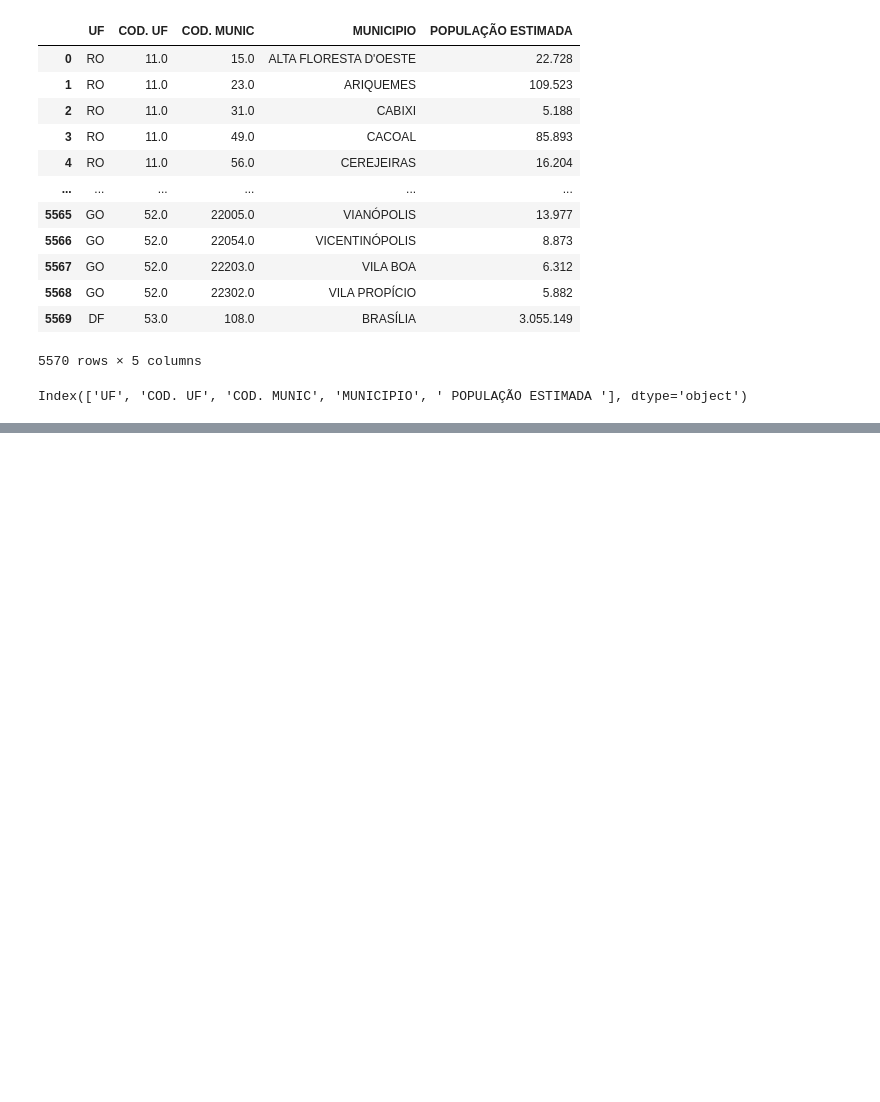
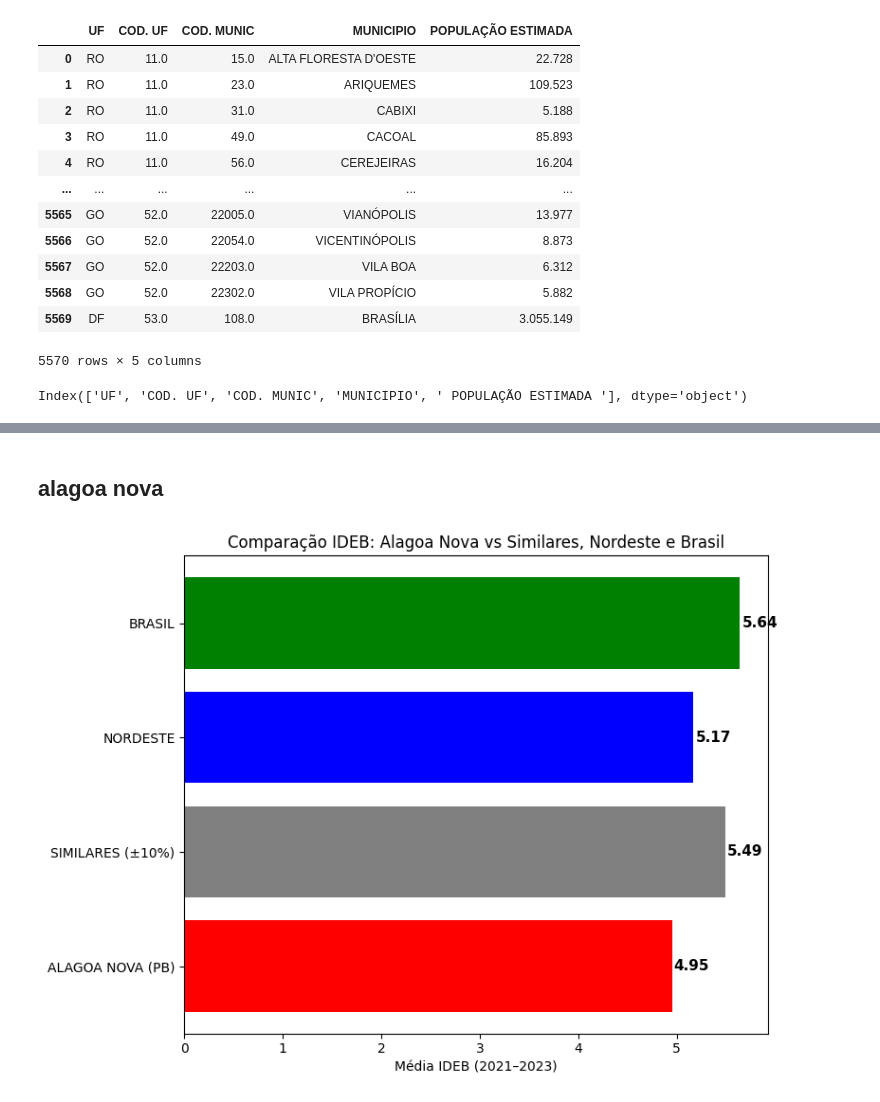
Before and after one commit to antonio-arthur/Instituto-alpargatas-Analise-de-dados-, a Jupyter notebook: indicadores.ipynb, the cells around one changed output, grey strips where cells are left out. Cells and saved outputs as stored; diff of their text form; code cells hidden in the pictures; blank space fills up the shorter version.

```diff
--- a/indicadores.ipynb
+++ b/indicadores.ipynb
@@ -145,9 +160,15 @@ pop.columns
 # %% [output]
 Index(['UF', 'COD. UF', 'COD. MUNIC', 'MUNICIPIO', ' POPULAÇÃO ESTIMADA '], dtype='object')
 # %%
-df_final = pd.merge(
+df = pd.merge(
     ideb,
     pop.rename(columns={" POPULAÇÃO ESTIMADA ": "POPULACAO_ESTIMADA"}),
     on="MUNICIPIO",
     how="left"
 )
+
+df_final = df.drop_duplicates(subset=["MUNICIPIO", "SG_UF"])
+
+
+
+df
@@ -223,0 +197,67 @@ KeyError: "['POPULAÇÃO ESTIMADA '] not in index"
+# %%
+# Converter colunas de IDEB para numéricas
+df['IDEB_2021'] = pd.to_numeric(df['IDEB_2021'], errors='coerce')
+df['IDEB_2023'] = pd.to_numeric(df['IDEB_2023'], errors='coerce')
+
+# Criar média IDEB (2021–2023)
+df['MEDIA_IDEB'] = df[['IDEB_2021', 'IDEB_2023']].mean(axis=1)
+# %% [markdown]
+## alagoa nova
+# %%
+# População de Alagoa Nova (PB)
+pop_alagoa = df.loc[
+    (df['MUNICIPIO'] == "ALAGOA NOVA") & (df['SG_UF'] == "PB"),
+    'POPULACAO_ESTIMADA'
+].squeeze()
+
+# Intervalo de ±10%
+limite_inferior = pop_alagoa * 0.9
+limite_superior = pop_alagoa * 1.1
+
+# Municípios semelhantes
+df_similares = df[(df['POPULACAO_ESTIMADA'] >= limite_inferior) &
+                  (df['POPULACAO_ESTIMADA'] <= limite_superior)].copy()
+
+# Médias
+media_alagoa = df.loc[
+    (df['MUNICIPIO'] == "ALAGOA NOVA") & (df['SG_UF'] == "PB"),
+    'MEDIA_IDEB'
+].squeeze()
+
+media_similares = df_similares.loc[
+    ~((df_similares['MUNICIPIO'] == "ALAGOA NOVA") & (df_similares['SG_UF'] == "PB")),
+    'MEDIA_IDEB'
+].mean()
+
+# Nordeste
+ufs_nordeste = ["AL","BA","CE","MA","PB","PE","PI","RN","SE"]
+media_nordeste = df.loc[df['SG_UF'].isin(ufs_nordeste), 'MEDIA_IDEB'].mean()
+
+# Brasil
+media_brasil = df['MEDIA_IDEB'].mean()
+
+# Comparação final
+df_comparacao = pd.DataFrame({
+    'MUNICIPIO': ['ALAGOA NOVA (PB)', 'SIMILARES (±10%)', 'NORDESTE', 'BRASIL'],
+    'MEDIA_IDEB': [media_alagoa, media_similares, media_nordeste, media_brasil]
+})
+
+# Gráfico comparativo (horizontal)
+cores = ['red', 'gray', 'blue', 'green']
+plt.figure(figsize=(8,6))
+barras = plt.barh(df_comparacao['MUNICIPIO'], df_comparacao['MEDIA_IDEB'], color=cores)
+plt.xlabel("Média IDEB (2021–2023)")
+plt.title("Comparação IDEB: Alagoa Nova vs Similares, Nordeste e Brasil")
+
+# Adicionar valores ao lado das barras
+for barra in barras:
+    largura = barra.get_width()
+    plt.text(largura + 0.02,
+             barra.get_y() + barra.get_height()/2,
+             f"{largura:.2f}",
+             va='center', ha='left', fontsize=11, fontweight='bold')
+
+plt.tight_layout()
+plt.show()
+# %% [output]
+[figure, added]
```
Also changed, not shown: parts of 12 cells of this notebook.
